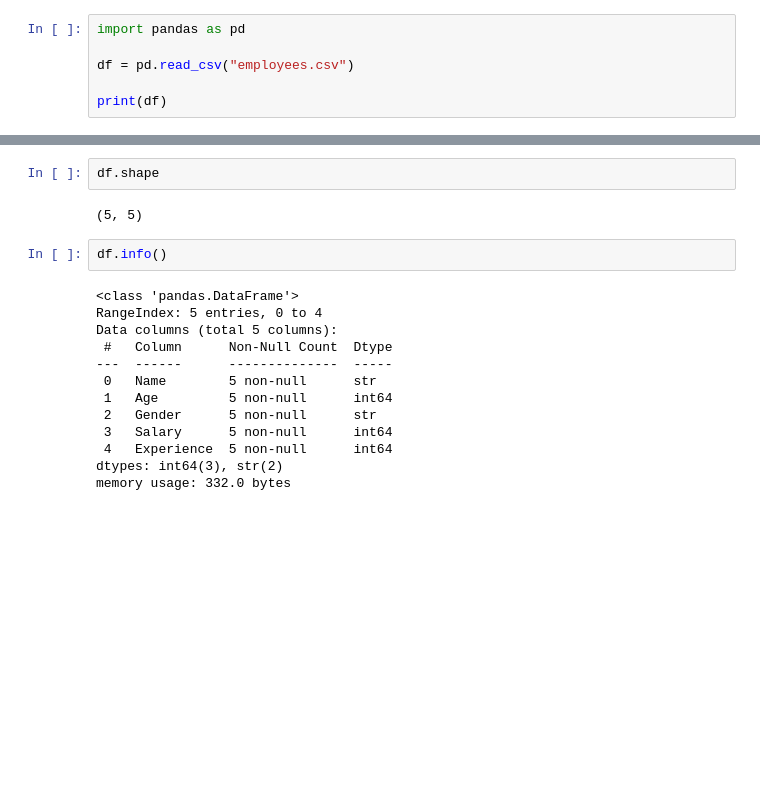
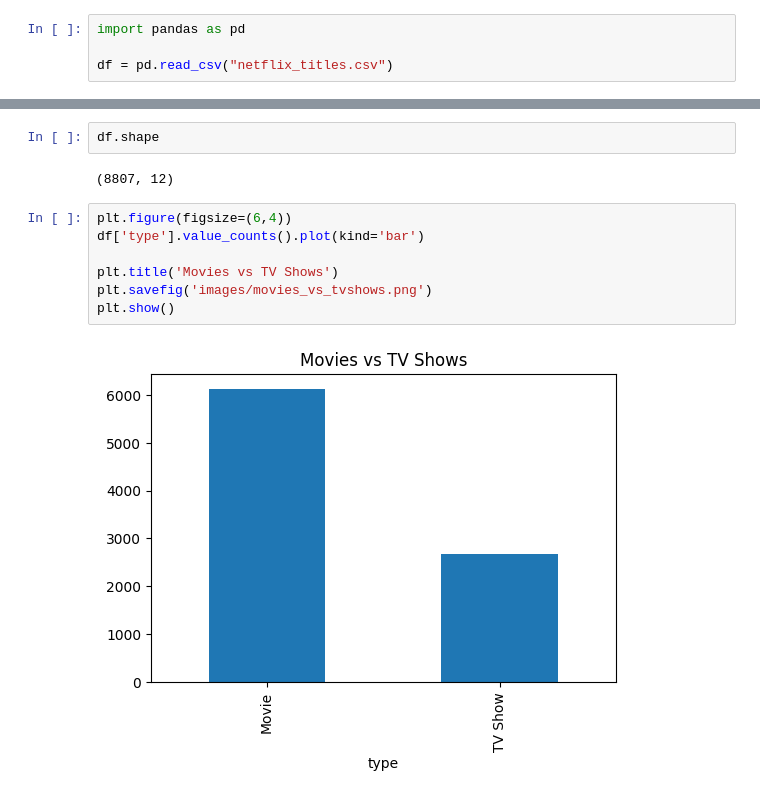
Before and after one commit to HarshitaB-Byte/Data_Analysis_Internship, a Jupyter notebook: Task_2_EDA.ipynb, the cells around one changed output, grey strips where cells are left out. Cells and saved outputs as stored; diff of their text form; blank space fills up the shorter version.

Commit message:
Added visualization images

```diff
--- a/Task_2_EDA.ipynb
+++ b/Task_2_EDA.ipynb
@@ -1,6 +5,4 @@
 # %%
 import pandas as pd
 
-df = pd.read_csv("employees.csv")
-
-print(df)
+df = pd.read_csv("netflix_titles.csv")
@@ -14,19 +88,13 @@ print(df)
 # %%
 df.shape
 # %% [output]
-(5, 5)
+(8807, 12)
-# %%
-df.info()
-# %% [output]
-<class 'pandas.DataFrame'>
-RangeIndex: 5 entries, 0 to 4
-Data columns (total 5 columns):
- #   Column      Non-Null Count  Dtype
----  ------      --------------  -----
- 0   Name        5 non-null      str
- 1   Age         5 non-null      int64
- 2   Gender      5 non-null      str
- 3   Salary      5 non-null      int64
- 4   Experience  5 non-null      int64
-dtypes: int64(3), str(2)
-memory usage: 332.0 bytes
+# %%
+plt.figure(figsize=(6,4))
+df['type'].value_counts().plot(kind='bar')
+
+plt.title('Movies vs TV Shows')
+plt.savefig('images/movies_vs_tvshows.png')
+plt.show()
+# %% [output]
+[figure, added]
```
Also changed, not shown: parts of 21 cells of this notebook, 2 other files.
